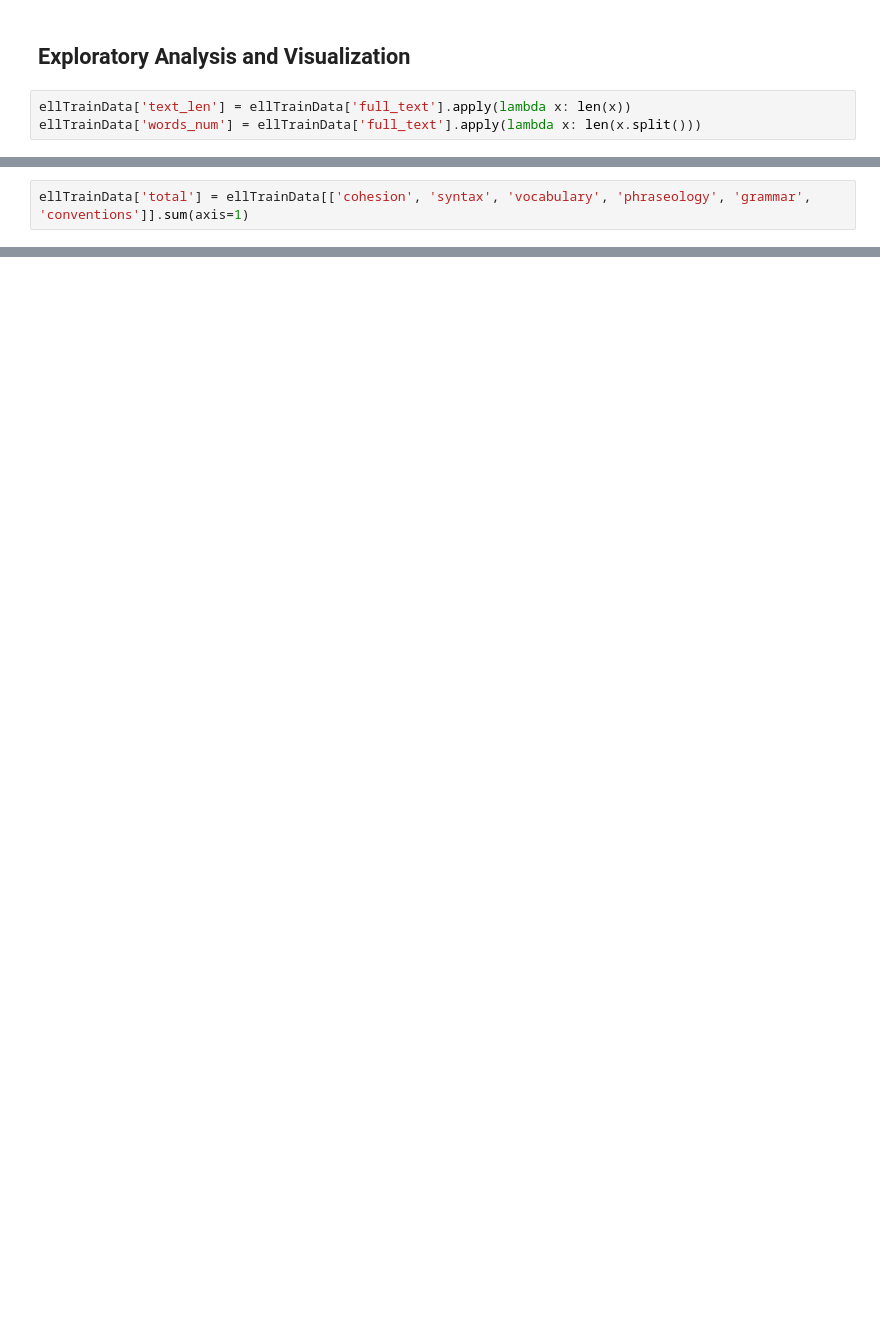
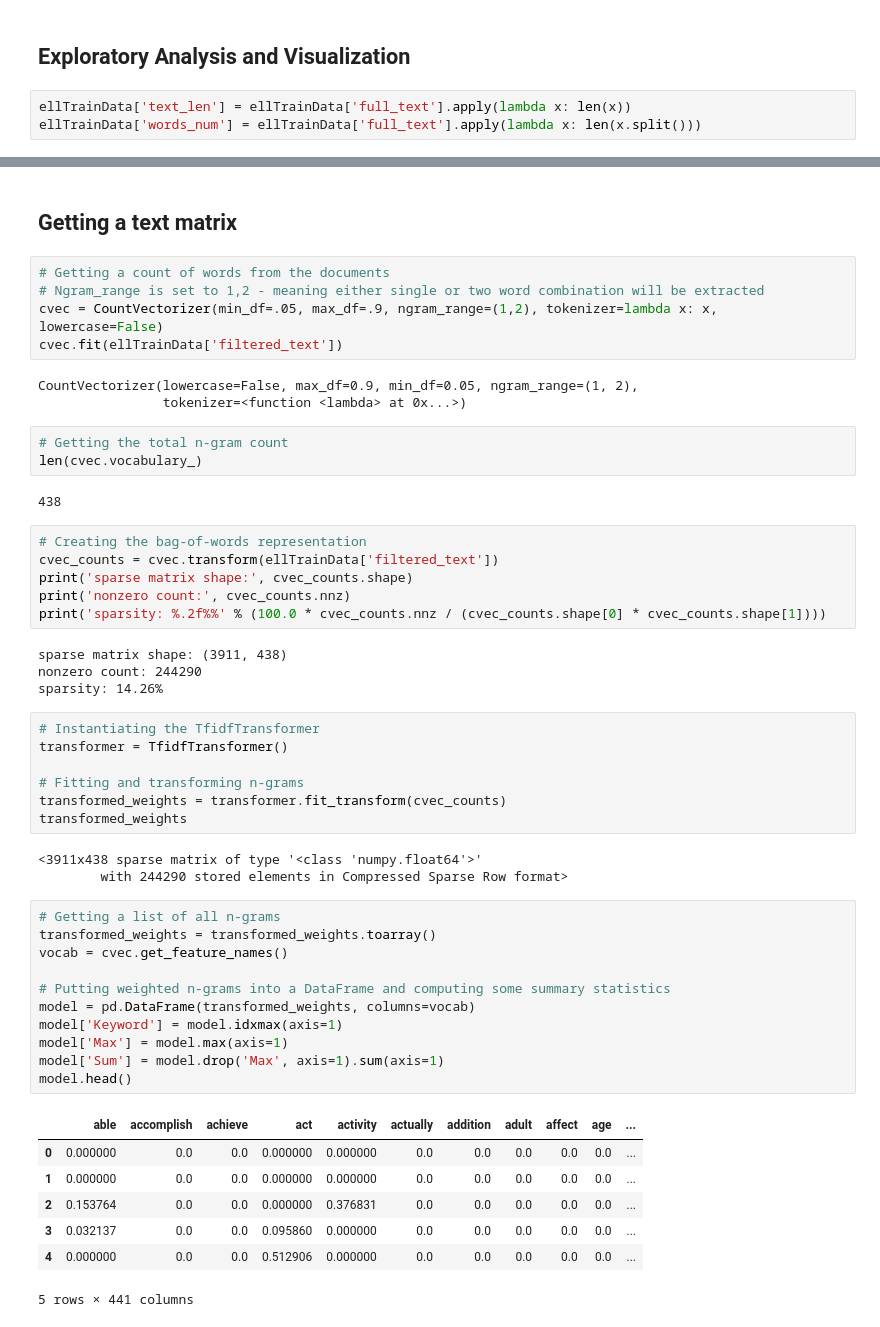
Before and after one commit to anovaYa/DA-Projects, a Jupyter notebook: ELL EDA/ell.ipynb, the cells around one changed output, grey strips where cells are left out. Drawn from its saved outputs; the diff is of its cells as text; blank space fills up the shorter version.

```diff
--- a/ELL EDA/ell.ipynb
+++ b/ELL EDA/ell.ipynb
@@ -153,2 +223,0 @@ Text(0.5, 1.0, 'Correlation Heatmap')
-# %%
-ellTrainData['total'] = ellTrainData[['cohesion', 'syntax', 'vocabulary', 'phraseology', 'grammar', 'conventions']].sum(axis=1)
@@ -170,0 +224,54 @@ ellTrainData
+# %% [markdown]
+## Getting a text matrix
+# %%
+# Getting a count of words from the documents
+# Ngram_range is set to 1,2 - meaning either single or two word combination will be extracted
+cvec = CountVectorizer(min_df=.05, max_df=.9, ngram_range=(1,2), tokenizer=lambda x: x, lowercase=False)
+cvec.fit(ellTrainData['filtered_text'])
+# %% [output]
+CountVectorizer(lowercase=False, max_df=0.9, min_df=0.05, ngram_range=(1, 2),
+                tokenizer=<function <lambda> at 0x...>)
+# %%
+# Getting the total n-gram count
+len(cvec.vocabulary_)
+# %% [output]
+438
+# %%
+# Creating the bag-of-words representation
+cvec_counts = cvec.transform(ellTrainData['filtered_text'])
+print('sparse matrix shape:', cvec_counts.shape)
+print('nonzero count:', cvec_counts.nnz)
+print('sparsity: %.2f%%' % (100.0 * cvec_counts.nnz / (cvec_counts.shape[0] * cvec_counts.shape[1])))
+# %% [output]
+sparse matrix shape: (3911, 438)
+nonzero count: 244290
+sparsity: 14.26%
+# %%
+# Instantiating the TfidfTransformer
+transformer = TfidfTransformer()
+
+# Fitting and transforming n-grams
+transformed_weights = transformer.fit_transform(cvec_counts)
+transformed_weights
+# %% [output]
+<3911x438 sparse matrix of type '<class 'numpy.float64'>'
+        with 244290 stored elements in Compressed Sparse Row format>
+# %%
+# Getting a list of all n-grams
+transformed_weights = transformed_weights.toarray()
+vocab = cvec.get_feature_names()
+
+# Putting weighted n-grams into a DataFrame and computing some summary statistics
+model = pd.DataFrame(transformed_weights, columns=vocab)
+model['Keyword'] = model.idxmax(axis=1)
+model['Max'] = model.max(axis=1)
+model['Sum'] = model.drop('Max', axis=1).sum(axis=1)
+model.head()
+# %% [output]
+|  | able | accomplish | achieve | act | activity | actually | addition | adult | affect | age | ... |
+| 0 | 0.000000 | 0.0 | 0.0 | 0.000000 | 0.000000 | 0.0 | 0.0 | 0.0 | 0.0 | 0.0 | ... |
+| 1 | 0.000000 | 0.0 | 0.0 | 0.000000 | 0.000000 | 0.0 | 0.0 | 0.0 | 0.0 | 0.0 | ... |
+| 2 | 0.153764 | 0.0 | 0.0 | 0.000000 | 0.376831 | 0.0 | 0.0 | 0.0 | 0.0 | 0.0 | ... |
+| 3 | 0.032137 | 0.0 | 0.0 | 0.095860 | 0.000000 | 0.0 | 0.0 | 0.0 | 0.0 | 0.0 | ... |
+| 4 | 0.000000 | 0.0 | 0.0 | 0.512906 | 0.000000 | 0.0 | 0.0 | 0.0 | 0.0 | 0.0 | ... |
+5 rows × 441 columns
```
Also changed, not shown: parts of 29 cells of this notebook, 1 other file.
